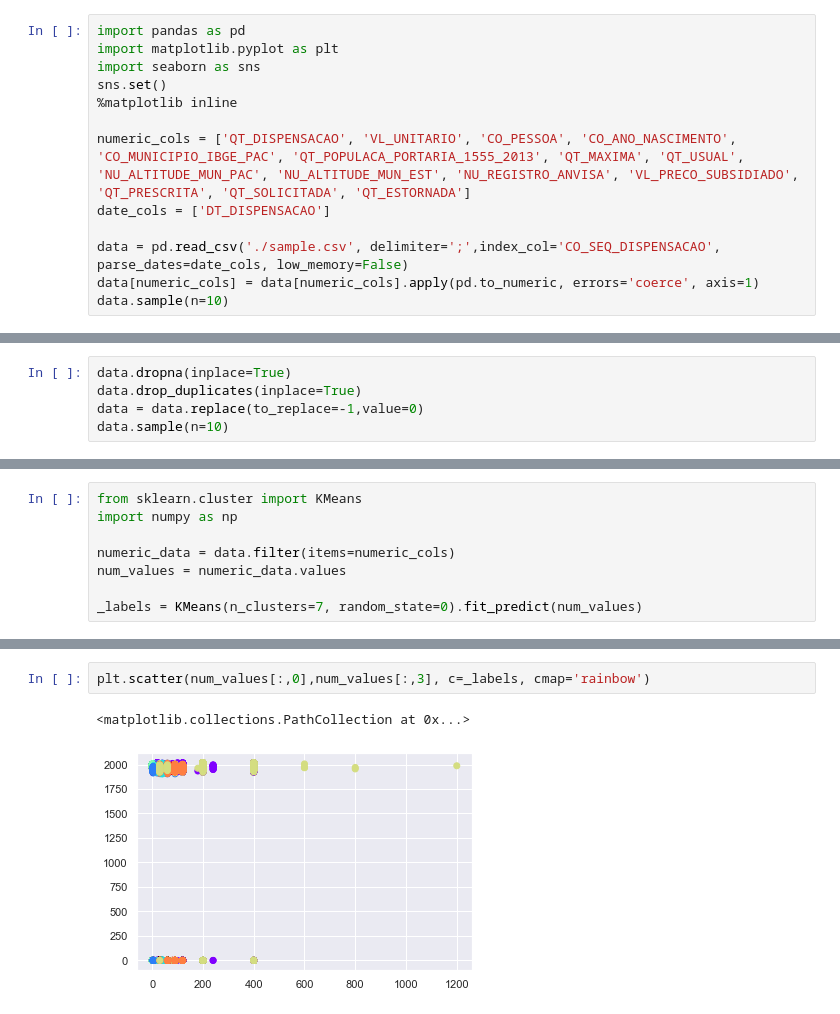
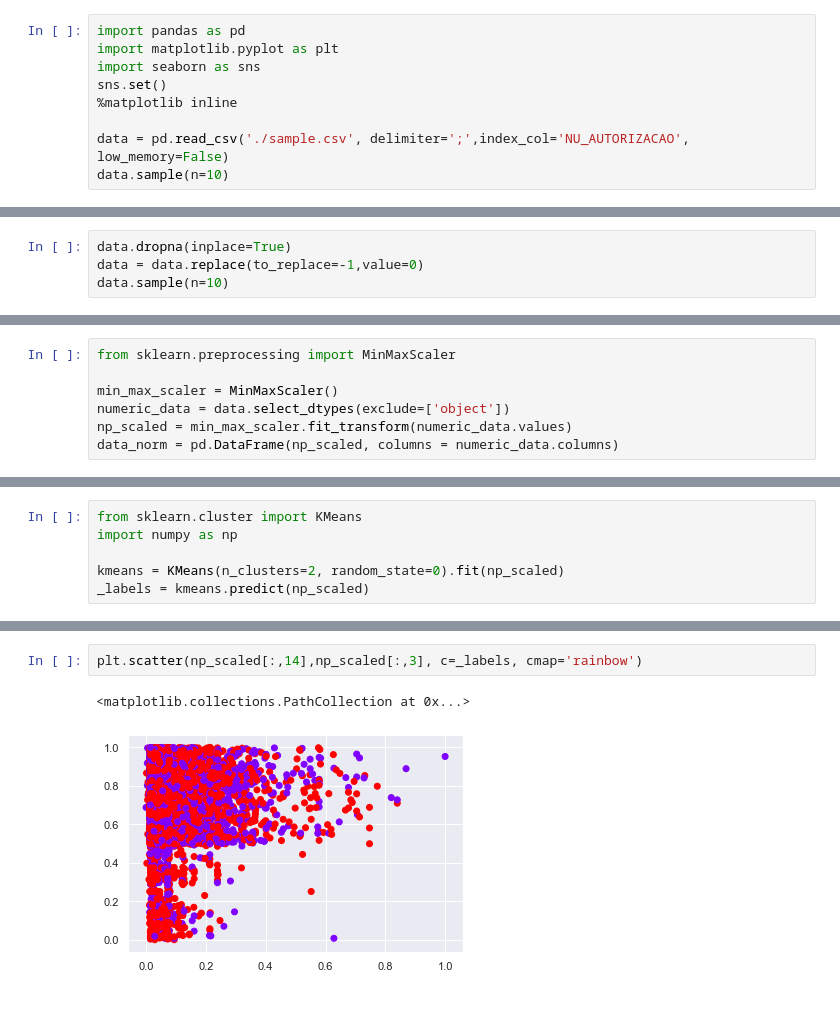
Before and after one commit to ArthurJahn/MLND-Capstone-project, a Jupyter notebook: exploratory_analisys.ipynb, the cells around one changed output, grey strips where cells are left out. Drawn from its saved outputs; the diff is of its cells as text.

```diff
--- a/exploratory_analisys.ipynb
+++ b/exploratory_analisys.ipynb
@@ -22,10 +21,6 @@ import seaborn as sns
 sns.set()
 %matplotlib inline
 
-numeric_cols = ['QT_DISPENSACAO', 'VL_UNITARIO', 'CO_PESSOA', 'CO_ANO_NASCIMENTO', 'CO_MUNICIPIO_IBGE_PAC', 'QT_POPULACA_PORTARIA_1555_2013', 'QT_MAXIMA', 'QT_USUAL', 'NU_ALTITUDE_MUN_PAC', 'NU_ALTITUDE_MUN_EST', 'NU_REGISTRO_ANVISA', 'VL_PRECO_SUBSIDIADO', 'QT_PRESCRITA', 'QT_SOLICITADA', 'QT_ESTORNADA']
-date_cols = ['DT_DISPENSACAO']
-
-data = pd.read_csv('./sample.csv', delimiter=';',index_col='CO_SEQ_DISPENSACAO', parse_dates=date_cols, low_memory=False)
-data[numeric_cols] = data[numeric_cols].apply(pd.to_numeric, errors='coerce', axis=1)
+data = pd.read_csv('./sample.csv', delimiter=';',index_col='NU_AUTORIZACAO', low_memory=False)
 data.sample(n=10)
 # %% [output]
@@ -45,6 +40,5 @@ data.sample(n=10)
 # %%
 data.dropna(inplace=True)
-data.drop_duplicates(inplace=True)
 data = data.replace(to_replace=-1,value=0)
 data.sample(n=10)
 # %% [output]
@@ -67,0 +58,7 @@ sns.pairplot(data);
+# %%
+from sklearn.preprocessing import MinMaxScaler
+
+min_max_scaler = MinMaxScaler()
+numeric_data = data.select_dtypes(exclude=['object'])
+np_scaled = min_max_scaler.fit_transform(numeric_data.values)
+data_norm = pd.DataFrame(np_scaled, columns = numeric_data.columns)
@@ -69,7 +81,5 @@ sns.pairplot(data);
 from sklearn.cluster import KMeans
 import numpy as np
 
-numeric_data = data.filter(items=numeric_cols)
-num_values = numeric_data.values
-
-_labels = KMeans(n_clusters=7, random_state=0).fit_predict(num_values)
+kmeans = KMeans(n_clusters=2, random_state=0).fit(np_scaled)
+_labels = kmeans.predict(np_scaled)
@@ -76,5 +101,5 @@ _labels = KMeans(n_clusters=7, random_state=0).fit_predict(num_values)
 # %%
-plt.scatter(num_values[:,0],num_values[:,3], c=_labels, cmap='rainbow')
+plt.scatter(np_scaled[:,14],np_scaled[:,3], c=_labels, cmap='rainbow')
 # %% [output]
 <matplotlib.collections.PathCollection at 0x...>
-[figure, old version]
+[figure, new version]
```
Also changed, not shown: parts of 21 cells of this notebook.
